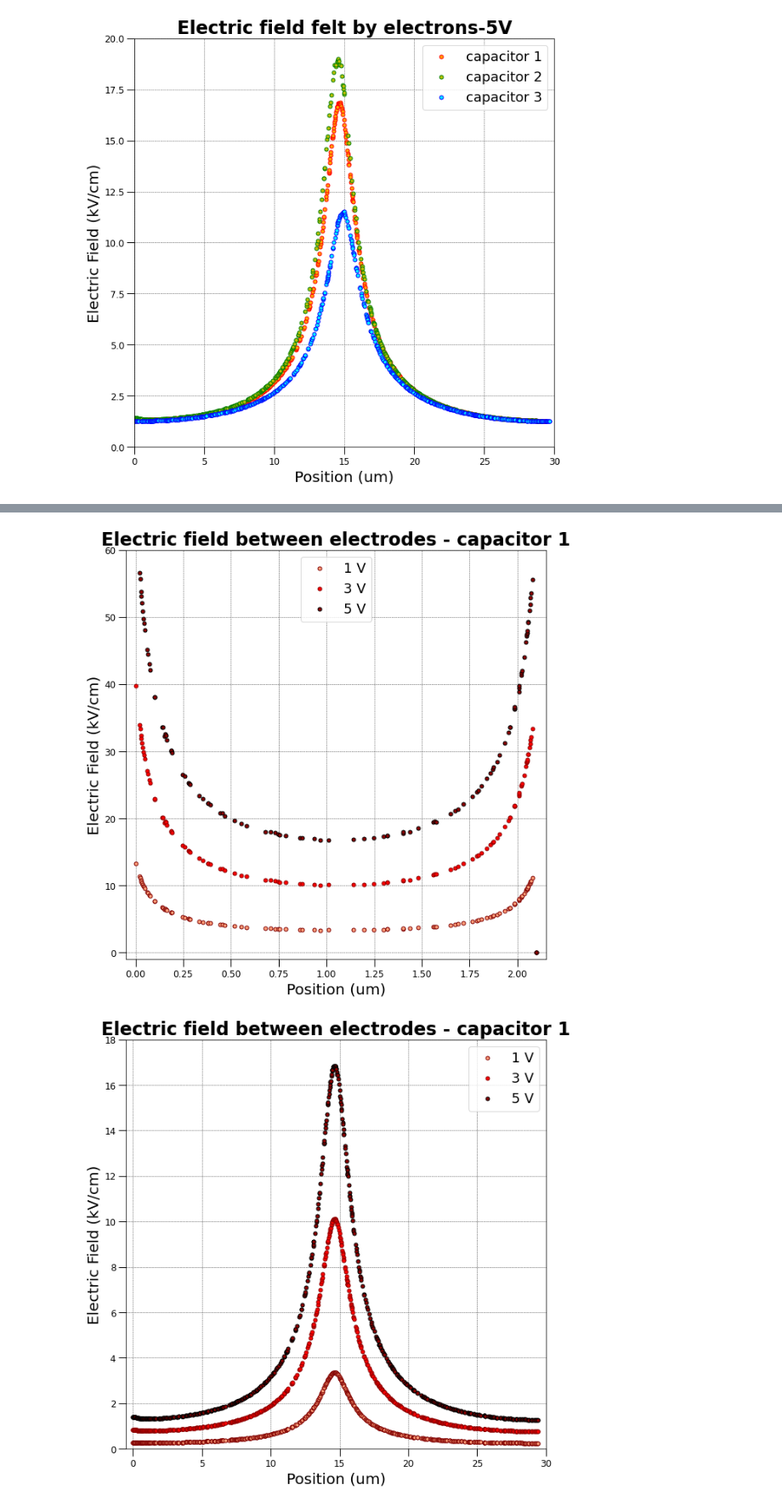
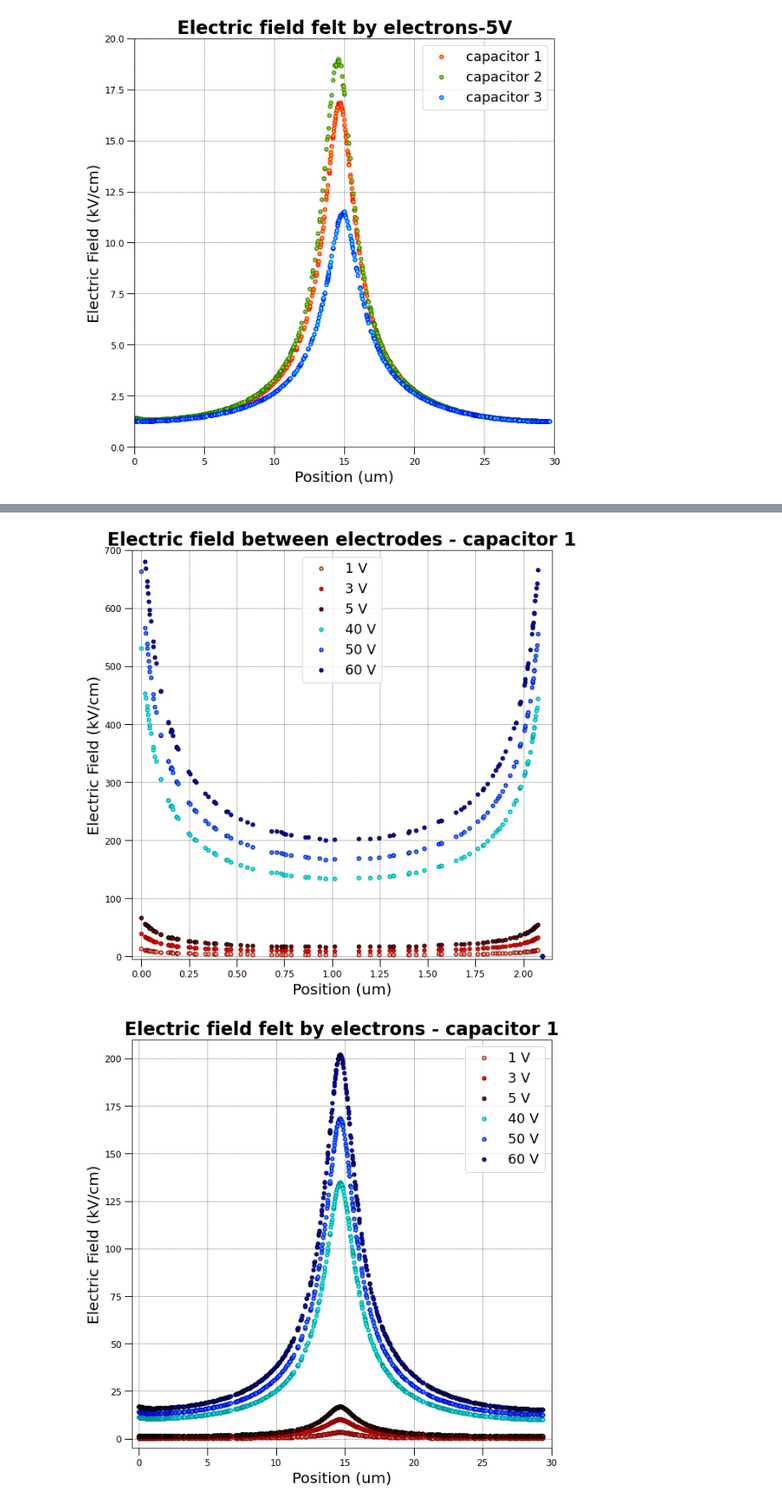
Before and after one commit to pier996/COMSOL_Capacitors, a Jupyter notebook: Capacitors.ipynb, the cells around one changed output, grey strips where cells are left out. Shown at 85% size. Drawn from its saved outputs; the diff is of its cells as text; code cells hidden in the pictures.

```diff
--- a/Capacitors.ipynb
+++ b/Capacitors.ipynb
@@ -259,0 +393,25 @@ plt.show()
+# %%
+#ud capacitors 60 V
+data1 = np.loadtxt("data/capacitor_1/cap1_ud_60V.txt")
+data2 = np.loadtxt("data/capacitor_2/cap2_ud_60V.txt")
+data3 = np.loadtxt("data/capacitor_3/cap3_ud_60V.txt")
+x16ud = data1[:,0]
+y16ud = data1[:,1]
+x17ud = data2[:,0]
+y17ud = data2[:,1]
+x18ud = data3[:,0]
+y18ud = data3[:,1]
+fig, ax1 = plt.subplots(figsize=(10, 10))
+ax1.set_xlim(-0, 30)
+ax1.set_ylim(5, 250)
+ax1.tick_params(which='major', width=1.0, labelsize = 12)
+ax1.tick_params(which='major', length=10)
+ax1.grid(linestyle="--", linewidth=0.5, color='.25', zorder=-10)
+ax1.plot(x16ud, y16ud, linewidth=0,marker='o', markerfacecolor='orange', markeredgecolor='r', markersize=5, label = "capacitor 1")
+ax1.plot(x17ud, y17ud, linewidth=0,marker='o', markerfacecolor='y', markeredgecolor='g', markersize=5, label = "capacitor 2")
+ax1.plot(x18ud, y18ud, linewidth=0,marker='o', markerfacecolor='cyan', markeredgecolor='b', markersize=5, label = "capacitor 3")
+ax1.set_title('Electric field felt by electrons-60V',weight='bold', size=24)
+ax1.set_xlabel('Position (um)', fontsize=20)
+ax1.set_ylabel('Electric Field (kV/cm)', fontsize=20)
+ax1.legend(loc='upper right', fontsize=18)
+plt.show()
@@ -260,37 +420,43 @@ plt.show()
 # %%
 fig, ax2 = plt.subplots(figsize=(10, 10))
 ax2.set_xlim(-0.05, 2.15)
-ax2.set_ylim(-1, 60)
+ax2.set_ylim(-5, 700)
 ax2.tick_params(which='major', width=1.0, labelsize = 12)
 ax2.tick_params(which='major', length=10)
 ax2.grid(linestyle="--", linewidth=0.5, color='.25', zorder=-10)
 ax2.plot(x1be, y1be, linewidth=0,marker='o', markerfacecolor='lightsalmon', markeredgecolor='maroon', markersize=5, label = "1 V")
 ax2.plot(x4be, y4be, linewidth=0,marker='o', markerfacecolor='r', markeredgecolor='darkred', markersize=5, label = "3 V")
 ax2.plot(x7be, y7be, linewidth=0,marker='o', markerfacecolor='darkred', markeredgecolor='k', markersize=5, label = "5 V")
+ax2.plot(x10be, y10be, linewidth=0,marker='o', markerfacecolor='cyan', markeredgecolor='darkcyan', markersize=5, label = "40 V")
+ax2.plot(x13be, y13be, linewidth=0,marker='o', markerfacecolor='dodgerblue', markeredgecolor='mediumblue', markersize=5, label = "50 V")
+ax2.plot(x16be, y16be, linewidth=0,marker='o', markerfacecolor='blue', markeredgecolor='k', markersize=5, label = "60 V")
 ax2.set_title('Electric field between electrodes - capacitor 1',weight='bold', size=24)
 ax2.set_xlabel('Position (um)', fontsize=20)
 ax2.set_ylabel('Electric Field (kV/cm)', fontsize=20)
 ax2.legend(loc='upper center', fontsize=18)
 plt.show()
 # %% [output]
-[figure, old version]
+[figure, new version]
 # %%
 fig, ax2 = plt.subplots(figsize=(10, 10))
 ax2.set_xlim(-0.5, 30)
-ax2.set_ylim(-0, 18)
+ax2.set_ylim(-5, 210)
 ax2.tick_params(which='major', width=1.0, labelsize = 12)
 ax2.tick_params(which='major', length=10)
 ax2.grid(linestyle="--", linewidth=0.5, color='.25', zorder=-10)
 ax2.plot(x1ud, y1ud, linewidth=0,marker='o', markerfacecolor='lightsalmon', markeredgecolor='maroon', markersize=5, label = "1 V")
 ax2.plot(x4ud, y4ud, linewidth=0,marker='o', markerfacecolor='r', markeredgecolor='darkred', markersize=5, label = "3 V")
 ax2.plot(x7ud, y7ud, linewidth=0,marker='o', markerfacecolor='darkred', markeredgecolor='k', markersize=5, label = "5 V")
+ax2.plot(x10ud, y10ud, linewidth=0,marker='o', markerfacecolor='cyan', markeredgecolor='darkcyan', markersize=5, label = "40 V")
+ax2.plot(x13ud, y13ud, linewidth=0,marker='o', markerfacecolor='dodgerblue', markeredgecolor='mediumblue', markersize=5, label = "50 V")
+ax2.plot(x16ud, y16ud, linewidth=0,marker='o', markerfacecolor='blue', markeredgecolor='k', markersize=5, label = "60 V")
 ax2.set_title('Electric field felt by electrons - capacitor 1',weight='bold', size=24)
 ax2.set_xlabel('Position (um)', fontsize=20)
 ax2.set_ylabel('Electric Field (kV/cm)', fontsize=20)
 ax2.legend(loc='upper right', fontsize=18)
 plt.show()
 # %% [output]
-[figure, old version]
+[figure, new version]
 # %%
 fig, ax2 = plt.subplots(figsize=(10, 10))
 ax2.set_xlim(-0.05, 2.15)
```
Also changed, not shown: parts of 12 cells of this notebook.
